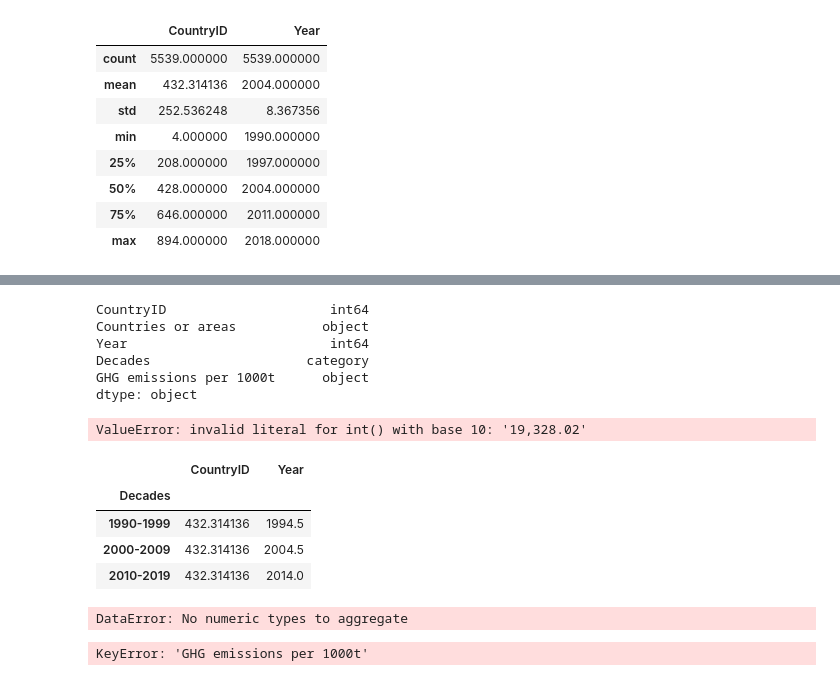
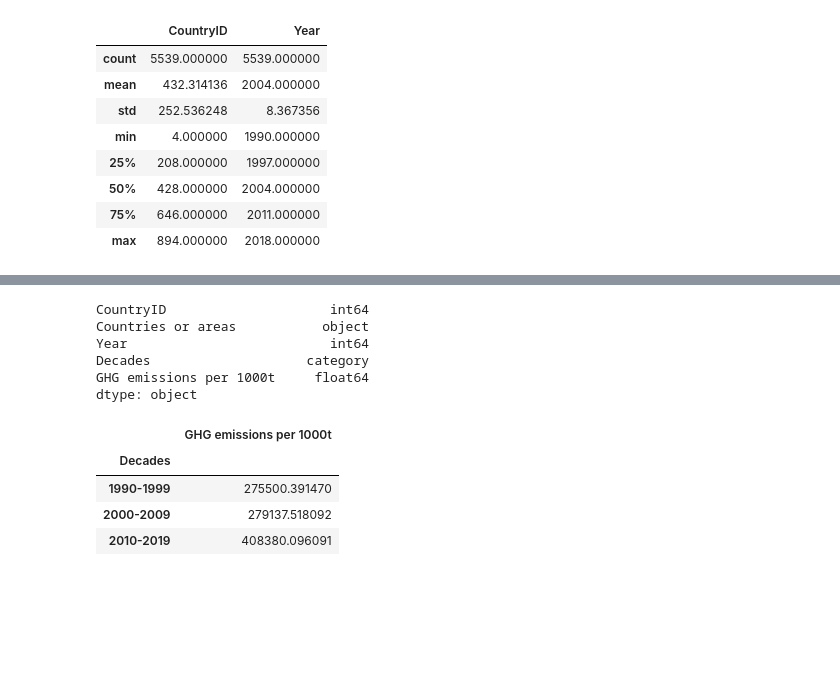
Before and after one commit to ashparra97/ETL-project, a Jupyter notebook: ghg_csv/ghg_unpivot.ipynb, the cells around one changed output, grey strips where cells are left out. Cells and saved outputs as stored; diff of their text form; code cells hidden in the pictures; blank space fills up the shorter version.

```diff
--- a/ghg_csv/ghg_unpivot.ipynb
+++ b/ghg_csv/ghg_unpivot.ipynb
@@ -196,40 +213,20 @@ Name: GHG emissions per 1000t, Length: 2138, dtype: int64
-# %%
-final_ghg_df.dtypes
-# %% [output]
-CountryID                     int64
-Countries or areas           object
-Year                          int64
-Decades                    category
-GHG emissions per 1000t      object
-dtype: object
-# %%
-# Change emission to integer
-final_ghg_df["GHG emissions per 1000t"] = final_ghg_df["GHG emissions per 1000t"].astype(str).astype(int)
-# %% [output]
-ValueError: invalid literal for int() with base 10: '19,328.02'
-# %%
-final_ghg_df.groupby('Decades').agg('mean')
-# %% [output]
-|  | CountryID | Year |
-| Decades |  |  |
-| 1990-1999 | 432.314136 | 1994.5 |
-| 2000-2009 | 432.314136 | 2004.5 |
-| 2010-2019 | 432.314136 | 2014.0 |
+# %%
+# Check data types
+final_ghg_df.dtypes
+# %% [output]
+CountryID                     int64
+Countries or areas           object
+Year                          int64
+Decades                    category
+GHG emissions per 1000t     float64
+dtype: object
 # %%
-# Average GHG emission by decade
-#final_ghg_df.groupby('Decades').agg('mean')
-final_ghg_df.groupby('Decades').agg({'GHG emissions per 1000t' : 'mean'})
-
-#final_ghg_df.groupby(pd.cut(final_ghg_df['Year'], bins=bins)).mean()
-#final_ghg_df
+# Find average
+averages = final_ghg_df.groupby('Decades').agg({'GHG emissions per 1000t' : 'mean'})
+averages
 # %% [output]
-DataError: No numeric types to aggregate
+|  | GHG emissions per 1000t |
+| Decades |  |
+| 1990-1999 | 275500.391470 |
+| 2000-2009 | 279137.518092 |
+| 2010-2019 | 408380.096091 |
-# %%
-final_df = final_ghg_df['GHG emissions per 1000t'].replace({"GHG emissions per 1000t":"19,328.02", "GHG emissions per 1000t":19328.02})
-finaldf = final_df.replace(['...'], 0)
-
-#final_df['GHG emissions per 1000t'] = final_df['GHG emissions per 1000t'].astype(float)
-#final_df['GHG emissions per 1000t'] = final_df['GHG emissions per 1000t'].apply(lambda x : 0 if x == '...' else float(x))
-#final_ghg_df.groupby('Decades').agg({'GHG emissions per 1000t' : 'mean'})
-# %% [output]
-KeyError: 'GHG emissions per 1000t'
```
Also changed, not shown: parts of 4 cells of this notebook.
